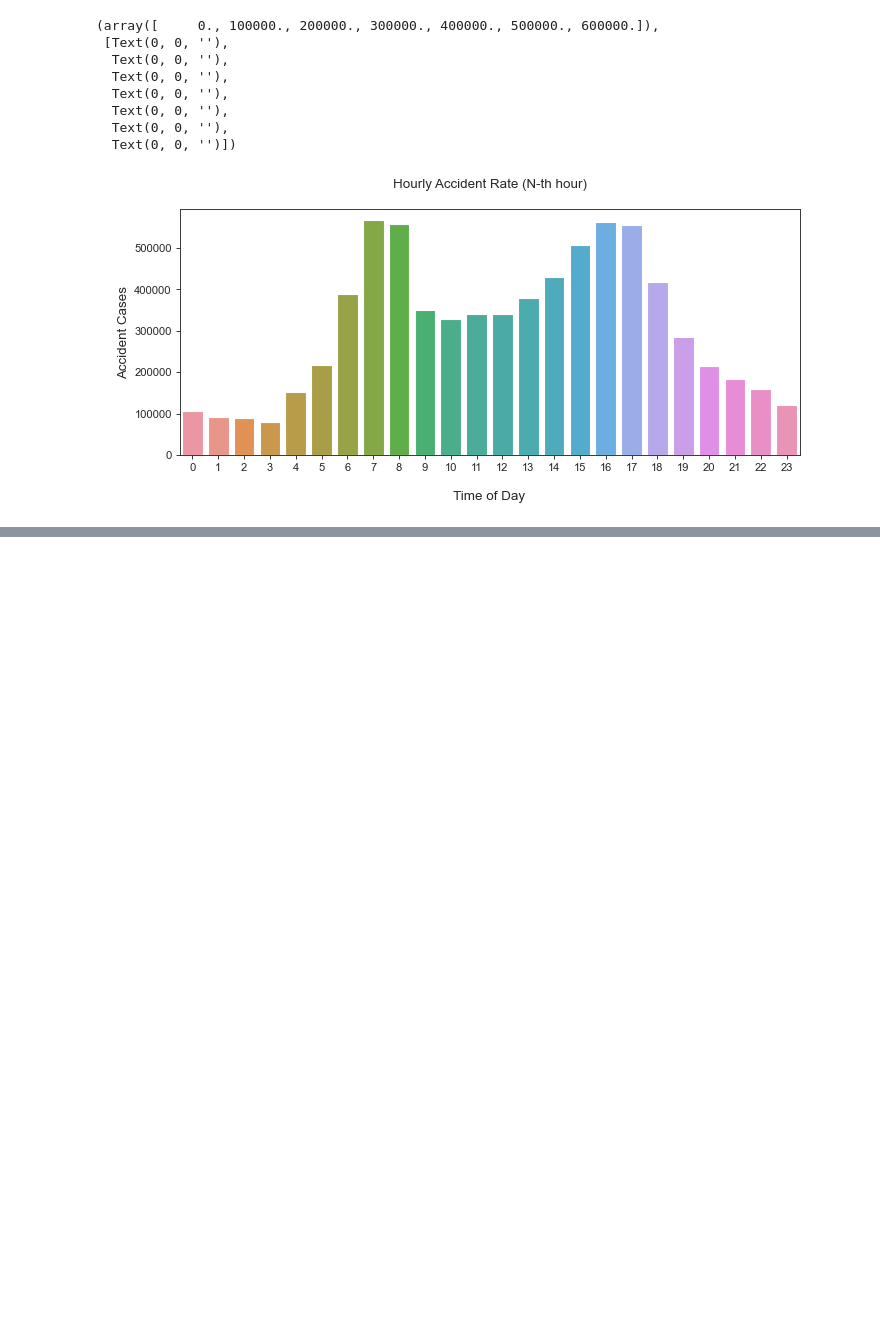
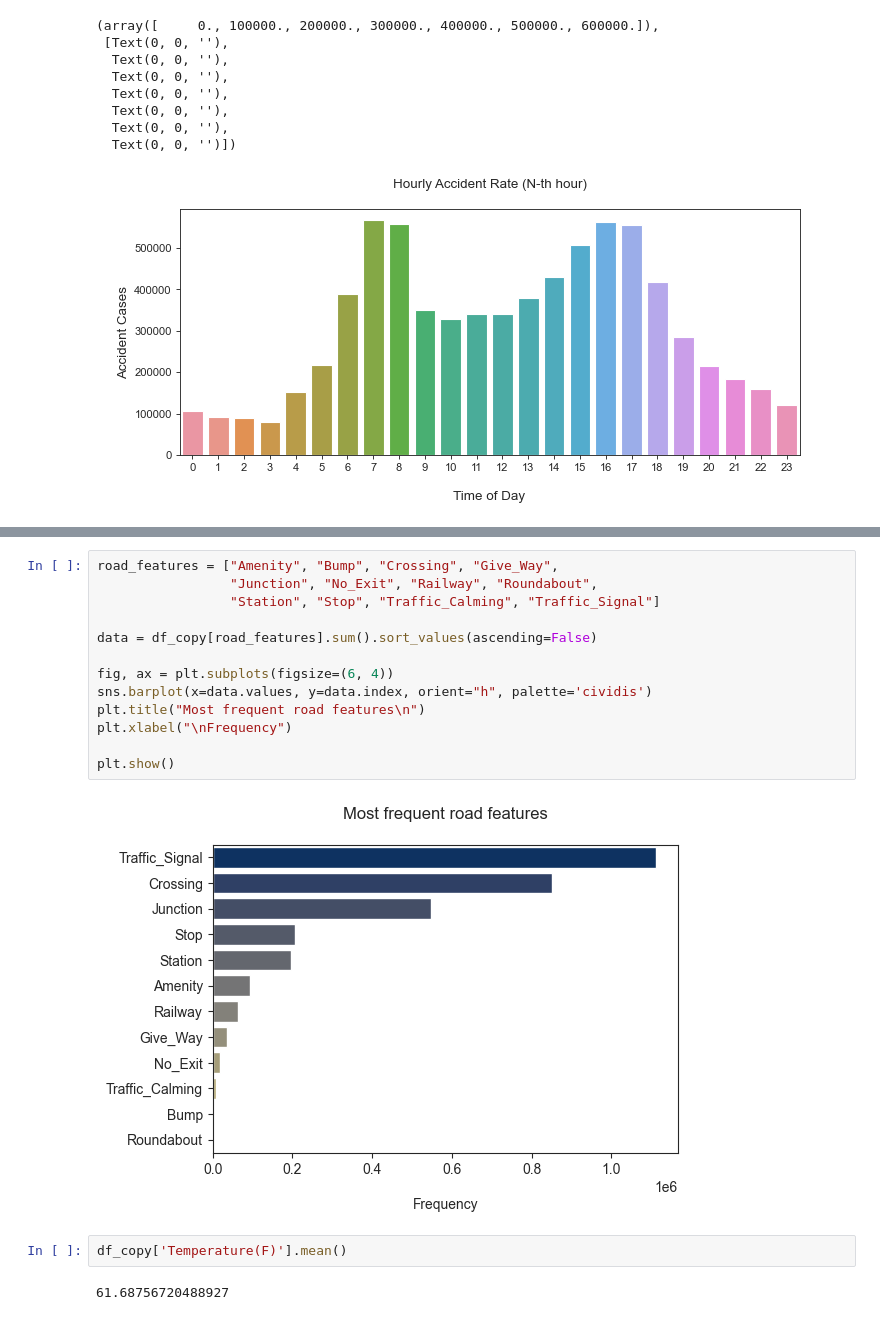
Before and after one commit to AbhirupB/Road-accidents-ML, a Jupyter notebook: EDA and training.ipynb, the cells around one changed output, grey strips where cells are left out. Cells and saved outputs as stored; diff of their text form; blank space fills up the shorter version.

```diff
--- a/EDA and training.ipynb
+++ b/EDA and training.ipynb
@@ -493 +497,20 @@ memory usage: 1.9+ GB
+# %%
+road_features = ["Amenity", "Bump", "Crossing", "Give_Way",
+                 "Junction", "No_Exit", "Railway", "Roundabout",
+                 "Station", "Stop", "Traffic_Calming", "Traffic_Signal"]
+
+data = df_copy[road_features].sum().sort_values(ascending=False)
+
+fig, ax = plt.subplots(figsize=(6, 4))
+sns.barplot(x=data.values, y=data.index, orient="h", palette='cividis')
+plt.title("Most frequent road features\n")
+plt.xlabel("\nFrequency")
+
+plt.show()
+# %% [output]
+[figure, added]
+# %%
+df_copy['Temperature(F)'].mean()
+# %% [output]
+61.68756720488927
 # %%
```
Also changed, not shown: parts of 21 cells of this notebook.
